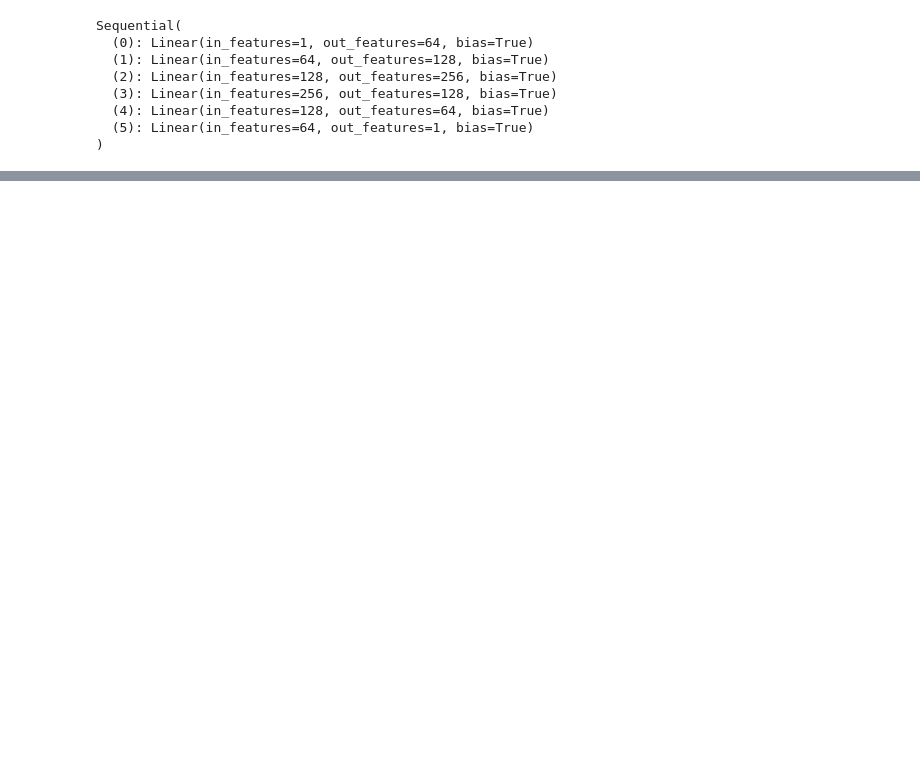
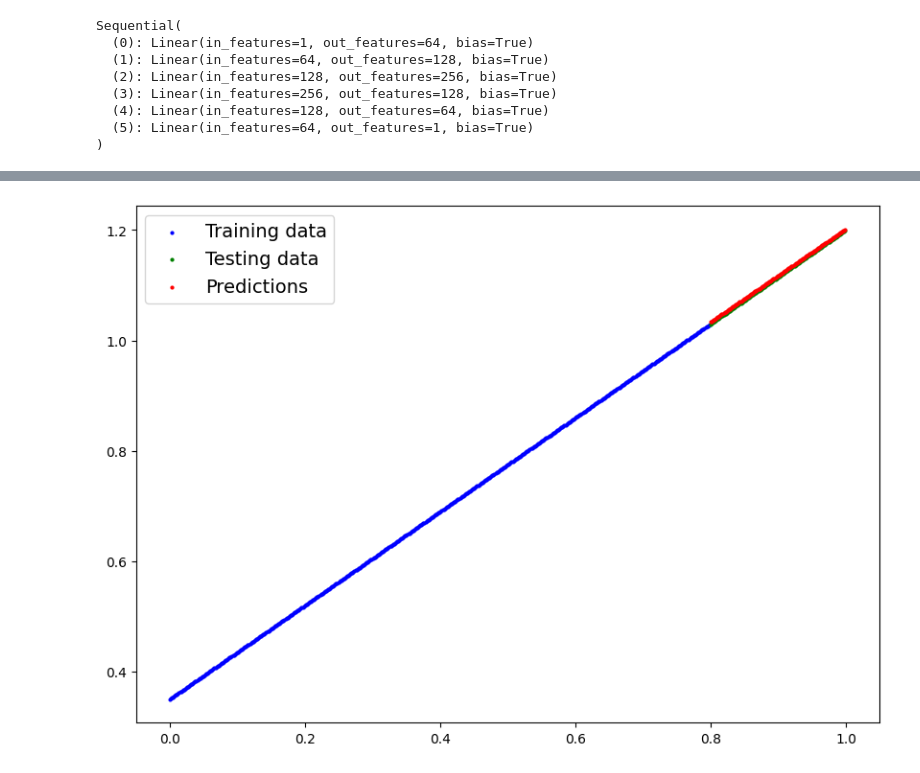
Before and after one commit to Shadoww002/DeepLearning-PyTorch, a Jupyter notebook: Chapter 2 – Neural Network Classification/Neural_Network_Classification.ipynb, the cells around one changed output, grey strips where cells are left out. Drawn from its saved outputs; the diff is of its cells as text; code cells hidden in the pictures; blank space fills up the shorter version.

```diff
--- a/Chapter 2 – Neural Network Classification/Neural_Network_Classification.ipynb
+++ b/Chapter 2 – Neural Network Classification/Neural_Network_Classification.ipynb
@@ -543,0 +552,28 @@ optm = torch.optim.SGD(params=model_2.parameters(),
+# %%
+## Train and Test LOOP
+torch.cuda.manual_seed(42)
+torch.manual_seed(42)
+
+epochs = 300
+
+for epoch in range(epochs):
+  model_2.train()
+
+  y_pred_reg = model_2(X_train_reg)
+
+  loss = loss_fn(y_pred_reg , y_train_reg)
+
+  optm.zero_grad()
+
+  loss.backward()
+
+  optm.step()
+
+  ## Test LOOP
+  model_2.eval()
+  with torch.inference_mode():
+    test_pred_reg = model_2(X_test_reg)
+    test_loss = loss_fn(test_pred_reg , y_test_reg)
+
+  if epoch % 10 == 0:
+   print(f"Epoch : {epoch} | Loss : {loss:.5f} | Test Loss : {test_loss:.5f}")
@@ -543,0 +598,16 @@ optm = torch.optim.SGD(params=model_2.parameters(),
+# %%
+# Turn model into evaluation mode
+model_2.eval()
+
+# Make predictions on the test data
+with torch.inference_mode():
+    y_pred_test_reg = model_2(X_test_reg)
+
+# Plot the predictions
+plot_predictions(train_data=X_train_reg.cpu(),
+                 train_labels=y_train_reg.cpu(),
+                 test_data=X_test_reg.cpu(),
+                 test_labels=y_test_reg.cpu(),
+                 predictions=y_pred_test_reg.cpu());
+# %% [output]
+[figure, added]
```
Also changed, not shown: parts of 30 cells of this notebook.
